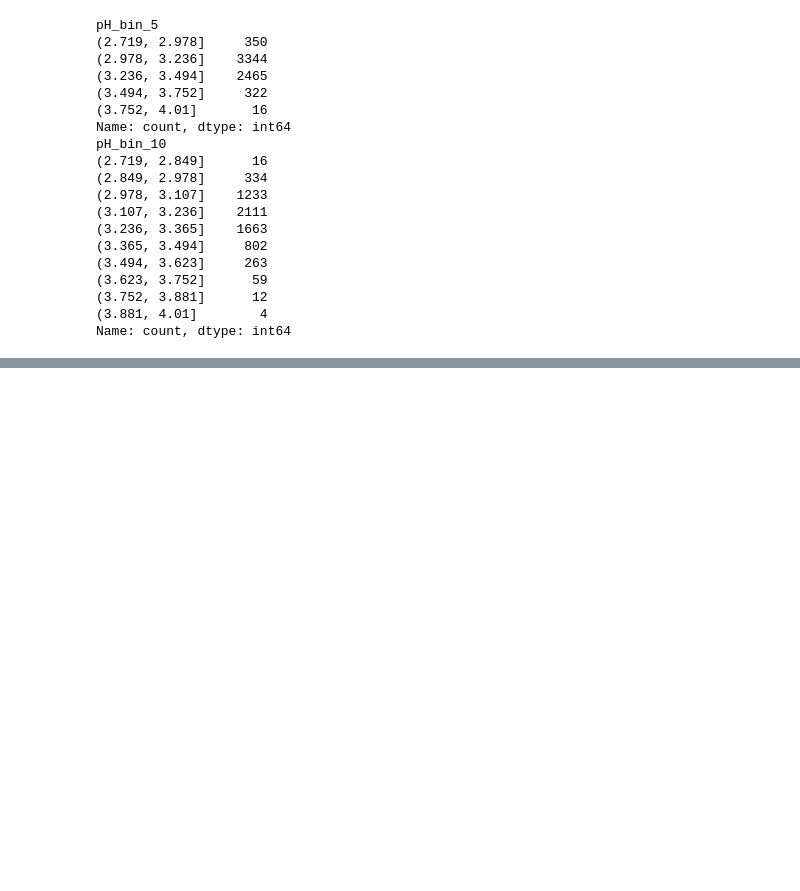
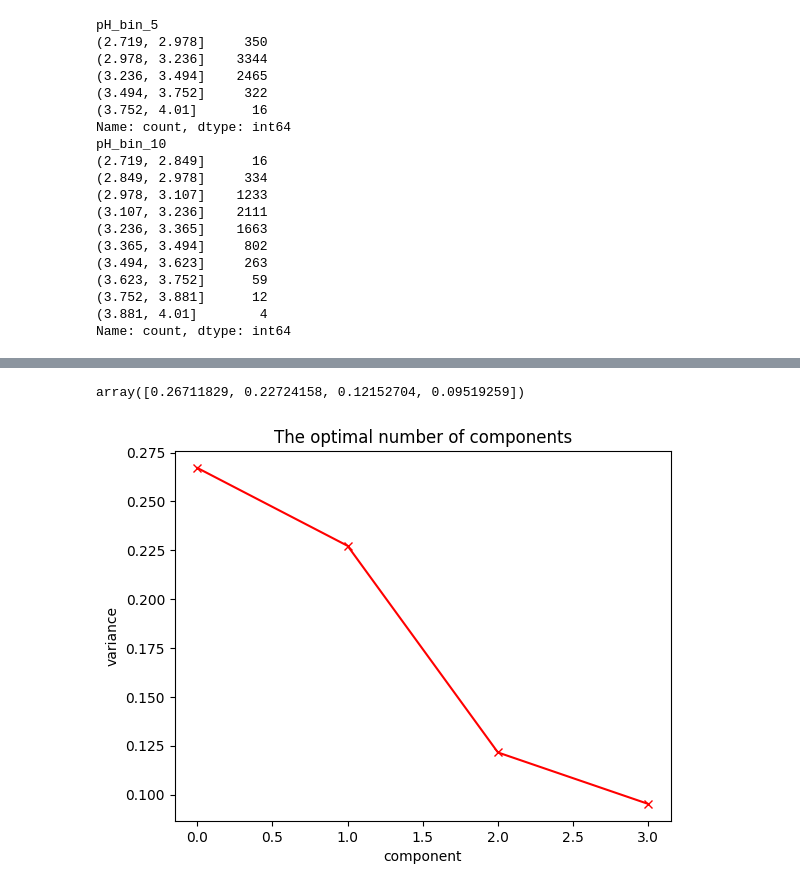
Before and after one commit to Turan10/opg2Bi, a Jupyter notebook: winedata.ipynb, the cells around one changed output, grey strips where cells are left out. Saved outputs shown, nothing was run; the diff lists cells and outputs as text; code cells hidden in the pictures; blank space fills up the shorter version.

```diff
--- a/winedata.ipynb
+++ b/winedata.ipynb
@@ -423,0 +466,5 @@ Name: count, dtype: int64
+# %%
+from sklearn.preprocessing import StandardScaler
+sc = StandardScaler()
+wines_scaled = sc.fit_transform(wines)
+wines_scaled
@@ -423,0 +485,9 @@ Name: count, dtype: int64
+# %%
+
+
+wines_scaled = pd.DataFrame(wines_scaled).dropna(axis=1).values
+# %%
+from sklearn.decomposition import PCA
+pca = PCA(n_components=4)
+pca_data = pca.fit_transform(wines_scaled)
+pca_data
@@ -423,0 +536,13 @@ Name: count, dtype: int64
+# %%
+explained_variance = pca.explained_variance_ratio_
+explained_variance
+# %% [output]
+array([0.26711829, 0.22724158, 0.12152704, 0.09519259])
+# %%
+plt.plot(explained_variance, 'bx-', c='red')
+plt.xlabel('component')
+plt.ylabel('variance')
+plt.title('The optimal number of components')
+plt.show()
+# %% [output]
+[figure, added]
```
Also changed, not shown: parts of 12 cells of this notebook.
